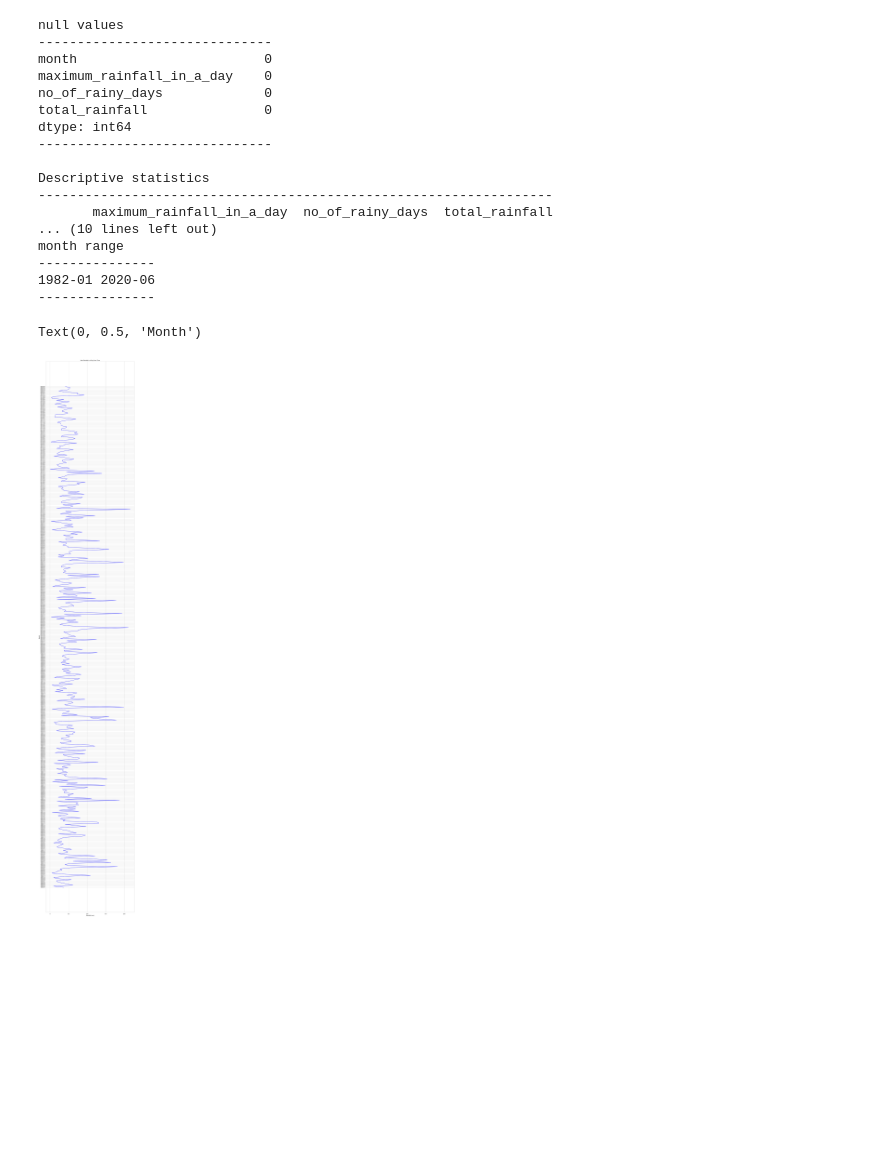
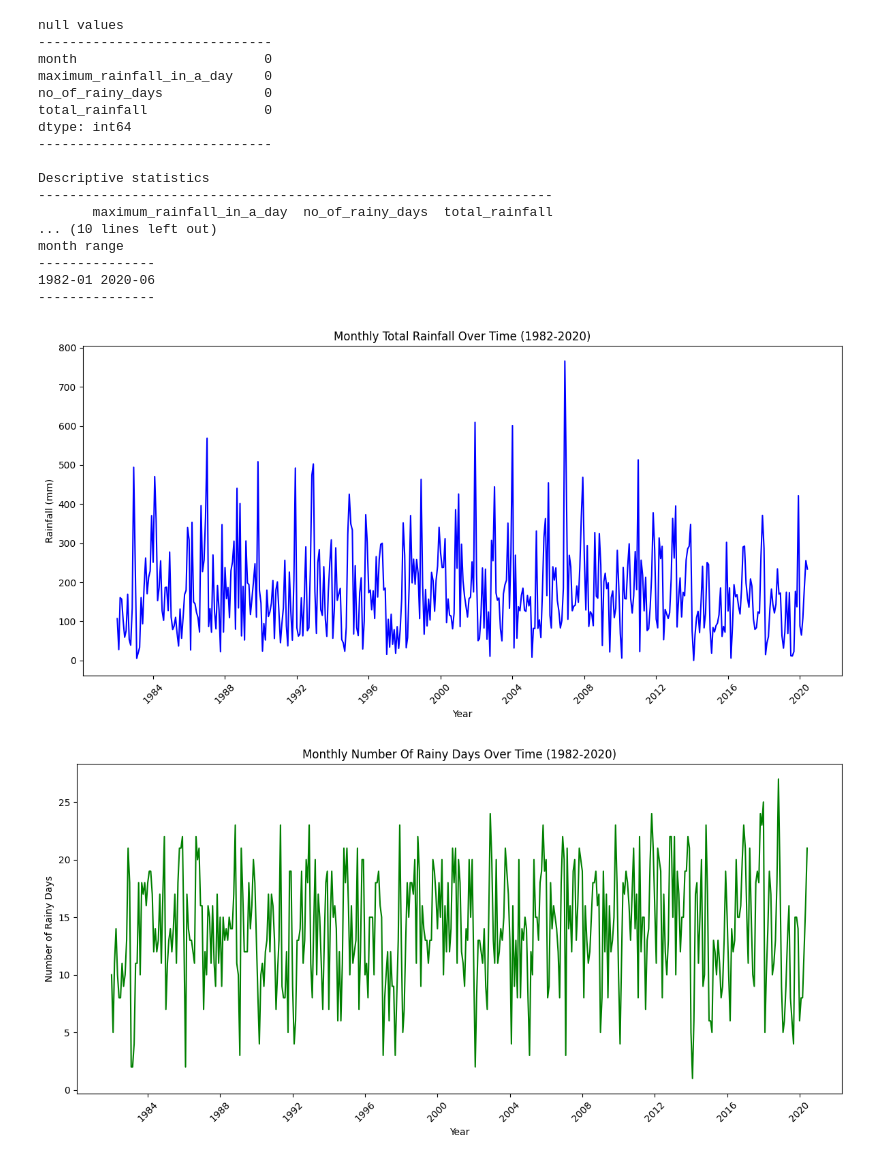
Before and after one commit to sudhi48/Rainfall-Time-Series, a Jupyter notebook: RainfallTimeSeries.ipynb, the cells around one changed output. Drawn from its saved outputs; the diff is of its cells as text; code cells hidden in the pictures; blank space fills up the shorter version.

Commit message:
checking if there is seasonality in data through visualization

```diff
--- a/RainfallTimeSeries.ipynb
+++ b/RainfallTimeSeries.ipynb
@@ -109,20 +109,57 @@ month range
 ---------------
 1982-01 2020-06
 ---------------
-# %%
-import matplotlib.pyplot as plt
-import seaborn as sns
-
-# Set plot style and size
-sns.set_theme(style='whitegrid')
-plt.figure(figsize=(14, 300))
-
-# Plot highest daily rainfall
-plt.subplot(3, 1, 1)
-plt.plot(org_df['maximum_rainfall_in_a_day'],org_df['month'], label='Max Rainfall in a Day', color='blue')
-plt.title('Max Rainfall in a Day Over Time')
-plt.xlabel('Rainfall (mm)')
-plt.ylabel('Month')
-# %% [output]
-Text(0, 0.5, 'Month')
-[figure, removed]
+# %%
+import matplotlib.pyplot as plt
+import matplotlib.dates as mdates
+
+# Convert the 'month' column to a datetime object (if not already done)
+org_df['month'] = pd.to_datetime(org_df['month'])
+
+# Set up the plot size to fit horizontally
+plt.figure(figsize=(12, 6))
+
+# Plot the data
+plt.plot(org_df['month'], org_df['total_rainfall'], label='Total Rainfall', color='blue')
+plt.title('Monthly Total Rainfall Over Time ({}-{})'.format(org_df['month'].min().year, org_df['month'].max().year))
+plt.xlabel('Year')
+plt.ylabel('Rainfall (mm)')
+
+# Format the x-axis to show labels every 4 years
+plt.gca().xaxis.set_major_locator(mdates.YearLocator(4))  # Locator for every 4 years
+plt.gca().xaxis.set_major_formatter(mdates.DateFormatter('%Y'))  # Format labels to show the year only
+
+# Rotate x-axis labels for readability
+plt.xticks(rotation=45)
+
+# Adjust layout so labels do not overlap and fit into the plot area
+plt.tight_layout()
+
+# Display the plot
+plt.show()
+# %% [output]
+[figure, added]
+# %%
+# Set up the plot size to fit horizontally
+plt.figure(figsize=(12, 6))
+
+# Plot the data
+plt.plot(org_df['month'], org_df['no_of_rainy_days'], label='no_of_rainy_days', color='green')
+plt.title('Monthly Number Of Rainy Days Over Time ({}-{})'.format(org_df['month'].min().year, org_df['month'].max().year))
+plt.xlabel('Year')
+plt.ylabel('Number of Rainy Days')
+
+# Format the x-axis to show labels every 4 years
+plt.gca().xaxis.set_major_locator(mdates.YearLocator(4))  # Locator for every 4 years
+plt.gca().xaxis.set_major_formatter(mdates.DateFormatter('%Y'))  # Format labels to show the year only
+
+# Rotate x-axis labels for readability
+plt.xticks(rotation=45)
+
+# Adjust layout so labels do not overlap and fit into the plot area
+plt.tight_layout()
+
+# Display the plot
+plt.show()
+# %% [output]
+[figure, added]
```
Also changed, not shown: parts of 1 cell of this notebook.
